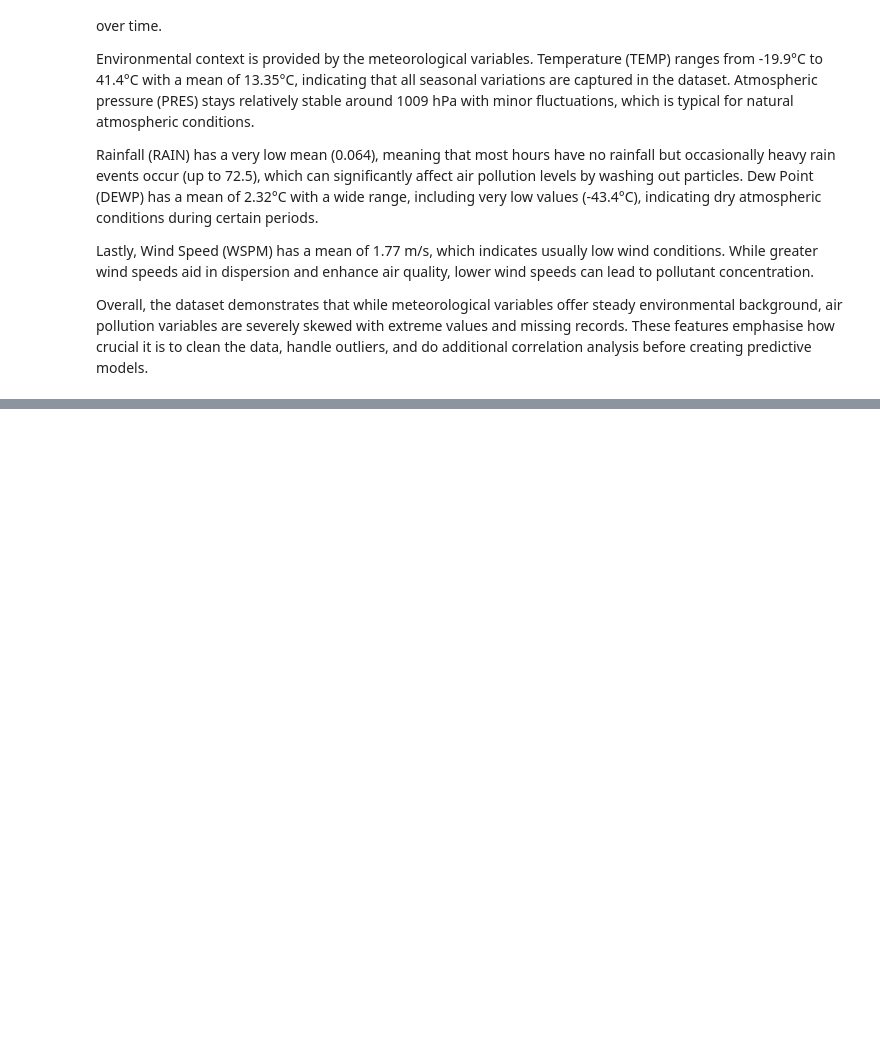
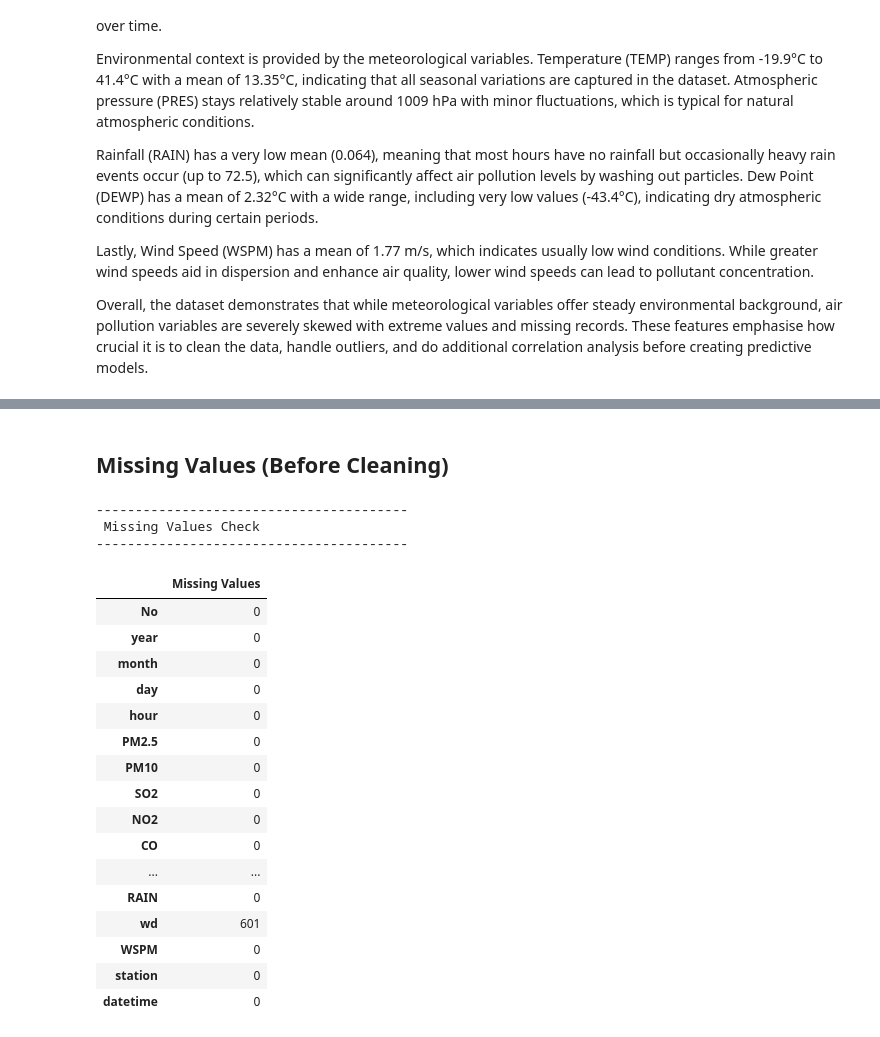
Before and after one commit to SI-GRush34/beijing-air-quality-project, a Jupyter notebook: Beijing-Air-Quality-Project.ipynb, the cells around one changed output, grey strips where cells are left out. Drawn from its saved outputs; the diff is of its cells as text; code cells hidden in the pictures; blank space fills up the shorter version.

Commit message:
Task 2.2 Data Preprocessing. first checked with dataset, then deep cleaned the data and retreived the data, fianlly saved the cleaned data set.

```diff
--- a/Beijing-Air-Quality-Project.ipynb
+++ b/Beijing-Air-Quality-Project.ipynb
@@ -886,0 +926,39 @@ df.describe().style \
+# %% [markdown]
+## Missing Values (Before Cleaning)
+# %%
+print("-" * 40)
+print(" Missing Values Check ")
+print("-" * 40)
+
+missing_values = pd.DataFrame(
+    df.isnull().sum(),
+    columns=['Missing Values']
+)
+
+missing_values.style \
+    .background_gradient(cmap='Reds') \
+    .set_properties(**{
+        'text-align': 'center',
+        'border': '1px solid black'
+    })
+# %% [output]
+----------------------------------------
+ Missing Values Check
+----------------------------------------
+|  | Missing Values |
+| No | 0 |
+| year | 0 |
+| month | 0 |
+| day | 0 |
+| hour | 0 |
+| PM2.5 | 0 |
+| PM10 | 0 |
+| SO2 | 0 |
+| NO2 | 0 |
+| CO | 0 |
+| ... | ... |
+| RAIN | 0 |
+| wd | 601 |
+| WSPM | 0 |
+| station | 0 |
+| datetime | 0 |
```
Also changed, not shown: parts of 23 cells of this notebook.
